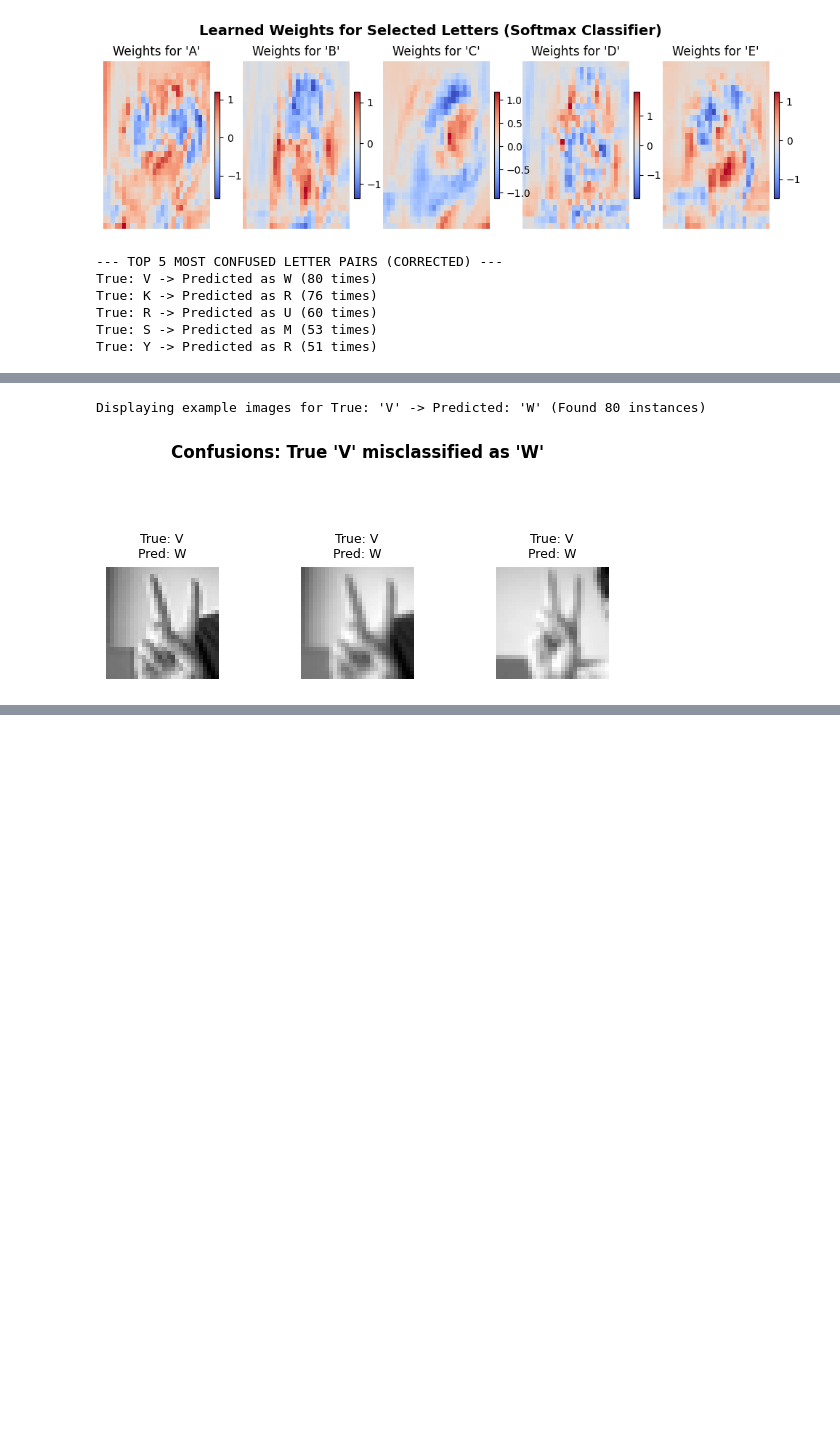
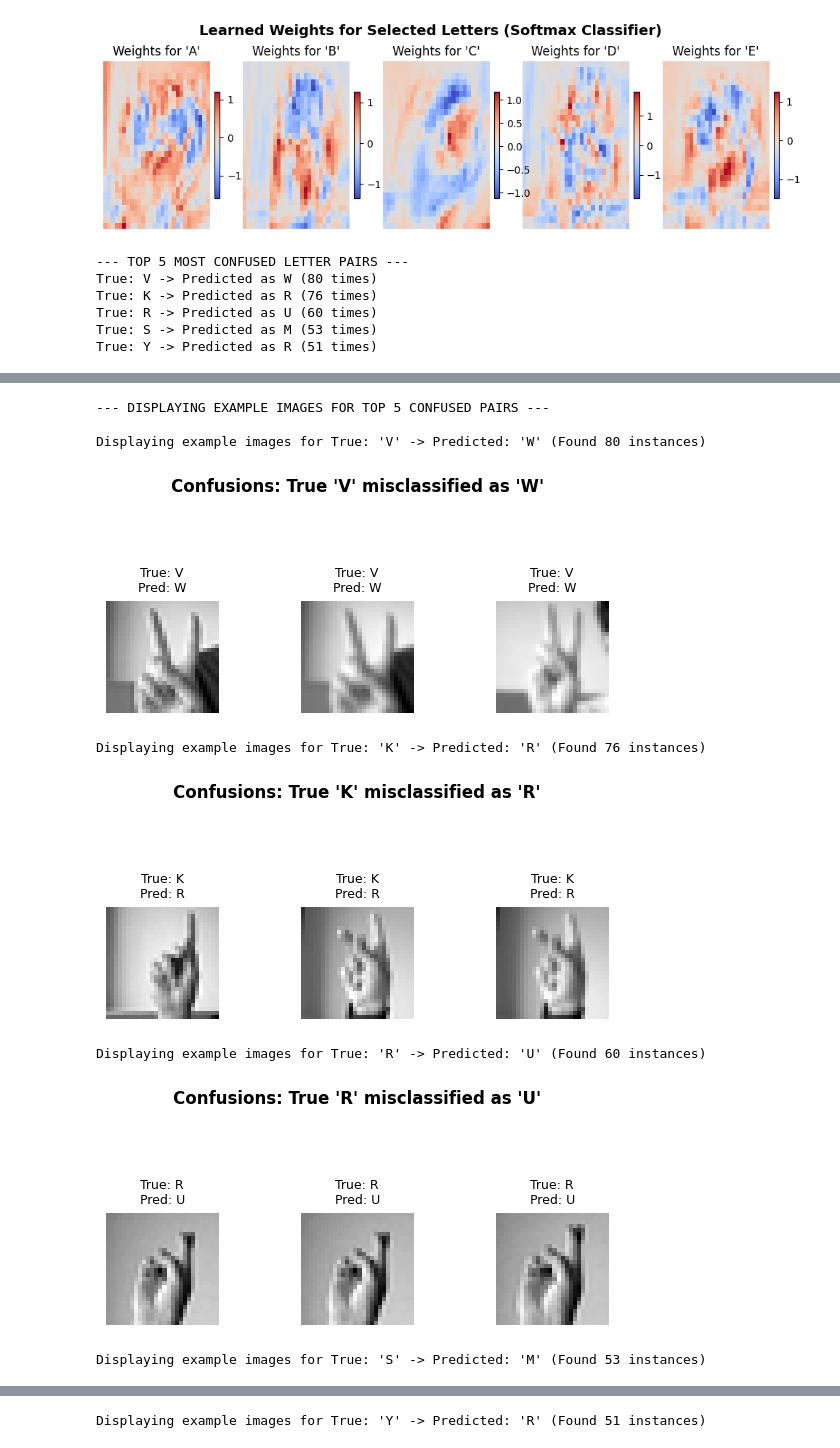
Before and after one commit to rama603/Reading-Sign-Language-, a Jupyter notebook: Reading_Sign_Language stage 1.ipynb, the cells around one changed output, grey strips where cells are left out. Saved outputs shown, nothing was run; the diff lists cells and outputs as text; code cells hidden in the pictures; blank space fills up the shorter version.

Commit message:
Updated the confusion photos

```diff
--- a/Reading_Sign_Language stage 1.ipynb
+++ b/Reading_Sign_Language stage 1.ipynb
@@ -161,7 +161,7 @@ cm_no_diag = cm.copy()
 np.fill_diagonal(cm_no_diag, 0)
 flat_idxs = np.argsort(cm_no_diag.ravel())[::-1]
 
-print("--- TOP 5 MOST CONFUSED LETTER PAIRS (CORRECTED) ---")
+print("--- TOP 5 MOST CONFUSED LETTER PAIRS ---")
 top_confusions = []
 count = 0
 for idx in flat_idxs:
@@ -195,39 +195,47 @@ plt.ylabel("True Letter", fontsize=12, fontweight='bold')
 plt.title("Confusion Matrix - Softmax Classifier on Raw Pixels", fontsize=14, fontweight='bold')
 plt.show()
 
-# 6. Display Example Images for the #1 Most Confused Pair (guaranteed match)
-if len(top_confusions) > 0:
-    top_pair = top_confusions[0]
-    t_val = top_pair["True_Val"]
-    p_val = top_pair["Pred_Val"]
-    target_true_let = top_pair["True"]
-    target_pred_let = top_pair["Pred"]
+# 6. Display Example Images for ALL Top 5 Most Confused Pairs
+print("\n--- DISPLAYING EXAMPLE IMAGES FOR TOP 5 CONFUSED PAIRS ---")
+for pair in top_confusions:
+    t_val = pair["True_Val"]
+    p_val = pair["Pred_Val"]
+    target_true_let = pair["True"]
+    target_pred_let = pair["Pred"]
+    freq = pair["Count"]
 
     mask = (y_test == t_val) & (final_test_preds == p_val)
     indices = np.where(mask)[0]
 
     print(f"\nDisplaying example images for True: '{target_true_let}' -> Predicted: '{target_pred_let}' (Found {len(indices)} instances)")
 
     if len(indices) > 0:
         fig, axes = plt.subplots(1, min(3, len(indices)), figsize=(6, 2))
         if len(indices) == 1:
             axes = [axes]
 
         for j, idx in enumerate(indices[:3]):
             axes[j].imshow(X_test[idx].reshape(28, 28), cmap='gray')
             axes[j].set_title(f"True: {target_true_let}\nPred: {target_pred_let}", fontsize=9)
             axes[j].axis('off')
 
         plt.suptitle(f"Confusions: True '{target_true_let}' misclassified as '{target_pred_let}'", y=1.25, fontsize=12, fontweight='bold')
         plt.tight_layout()
         plt.show()
 # %% [output]
---- TOP 5 MOST CONFUSED LETTER PAIRS (CORRECTED) ---
+--- TOP 5 MOST CONFUSED LETTER PAIRS ---
 True: V -> Predicted as W (80 times)
 True: K -> Predicted as R (76 times)
 True: R -> Predicted as U (60 times)
 True: S -> Predicted as M (53 times)
 True: Y -> Predicted as R (51 times)
 [figure]
+--- DISPLAYING EXAMPLE IMAGES FOR TOP 5 CONFUSED PAIRS ---
+
 Displaying example images for True: 'V' -> Predicted: 'W' (Found 80 instances)
 [figure]
+Displaying example images for True: 'K' -> Predicted: 'R' (Found 76 instances)
+[figure, added]
+Displaying example images for True: 'R' -> Predicted: 'U' (Found 60 instances)
+[figure, added]
+Displaying example images for True: 'S' -> Predicted: 'M' (Found 53 instances)
@@ -233,0 +243 @@ Displaying example images for True: 'V' -> Predicted: 'W' (Found 80 instances)
+Displaying example images for True: 'Y' -> Predicted: 'R' (Found 51 instances)
```
Also changed, not shown: parts of 2 cells of this notebook.
